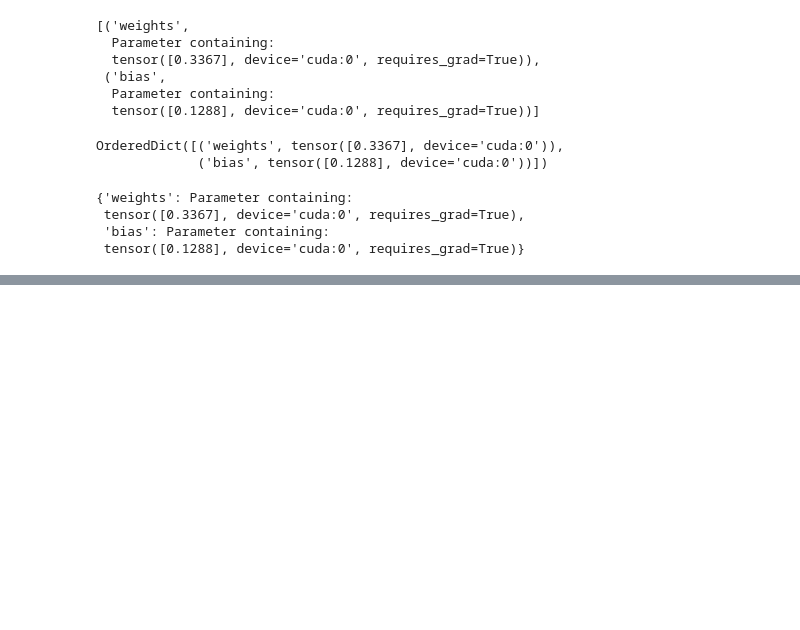
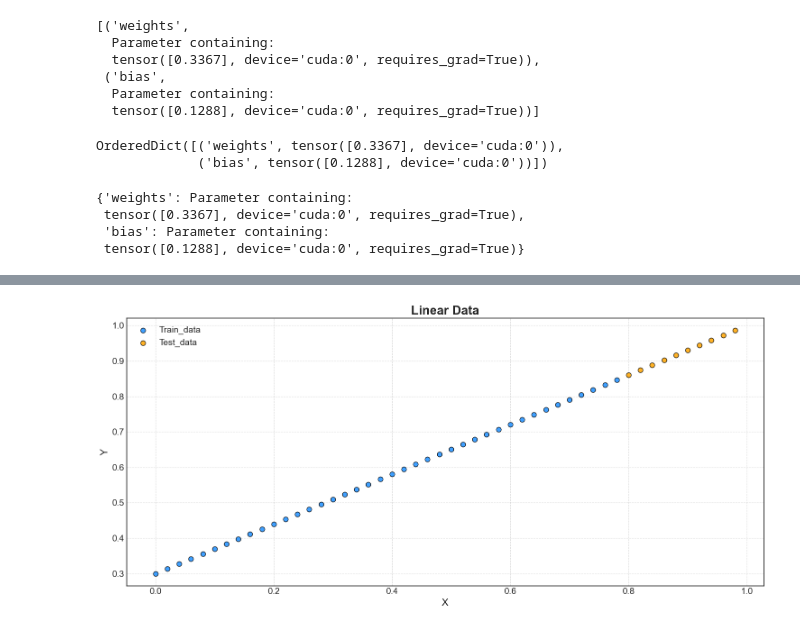
Before and after one commit to workingshady/pytorch-lab, a Jupyter notebook: 01_PyTorch_Workflow/notebooks/01_pytorch_workflow.ipynb, the cells around one changed output, grey strips where cells are left out. Cells and saved outputs as stored; diff of their text form; code cells hidden in the pictures; blank space fills up the shorter version.

```diff
--- a/01_PyTorch_Workflow/notebooks/01_pytorch_workflow.ipynb
+++ b/01_PyTorch_Workflow/notebooks/01_pytorch_workflow.ipynb
@@ -361,0 +537,4 @@ tensor([[0.3982],
+# %%
+plot_labeled_linear_splits(data_dict)
+# %% [output]
+[figure, added]
```
Also changed, not shown: parts of 30 cells of this notebook, 3 other files.
